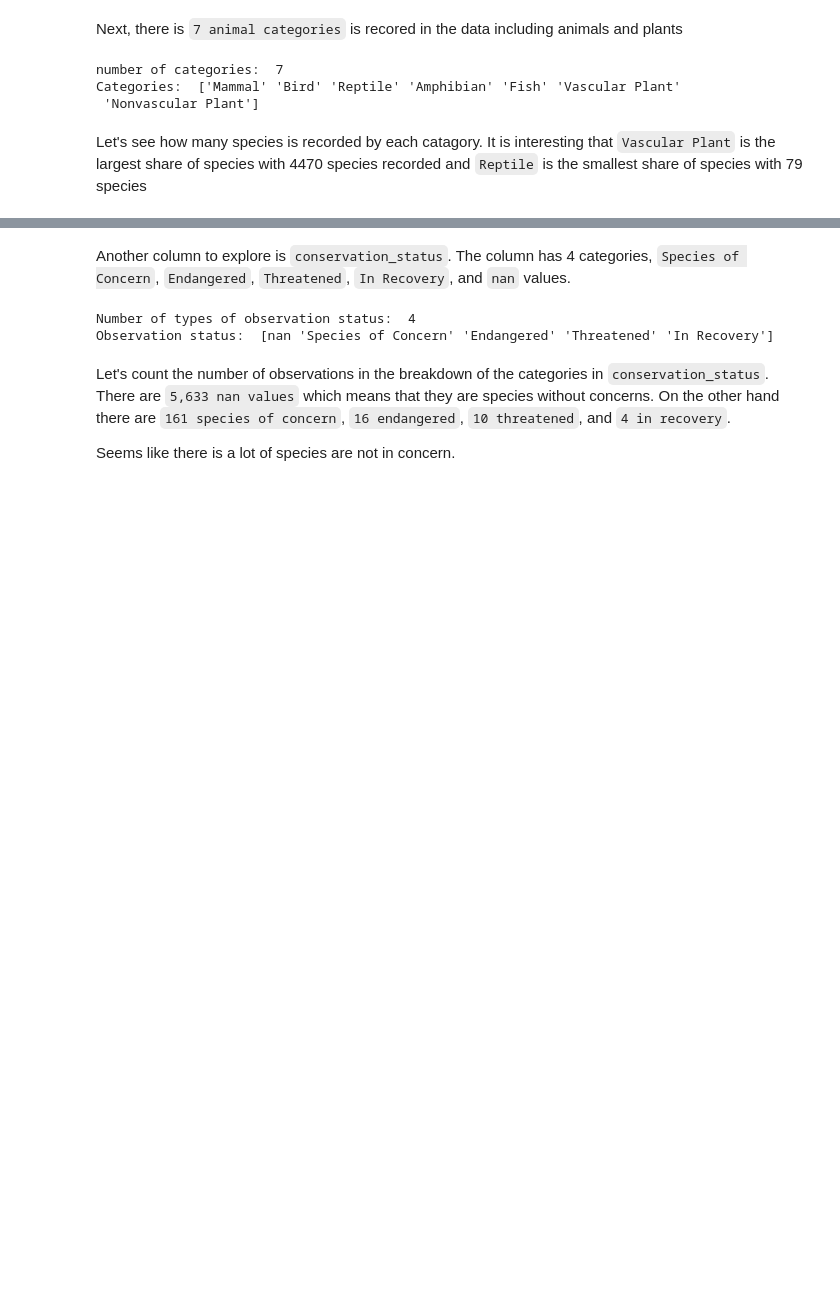
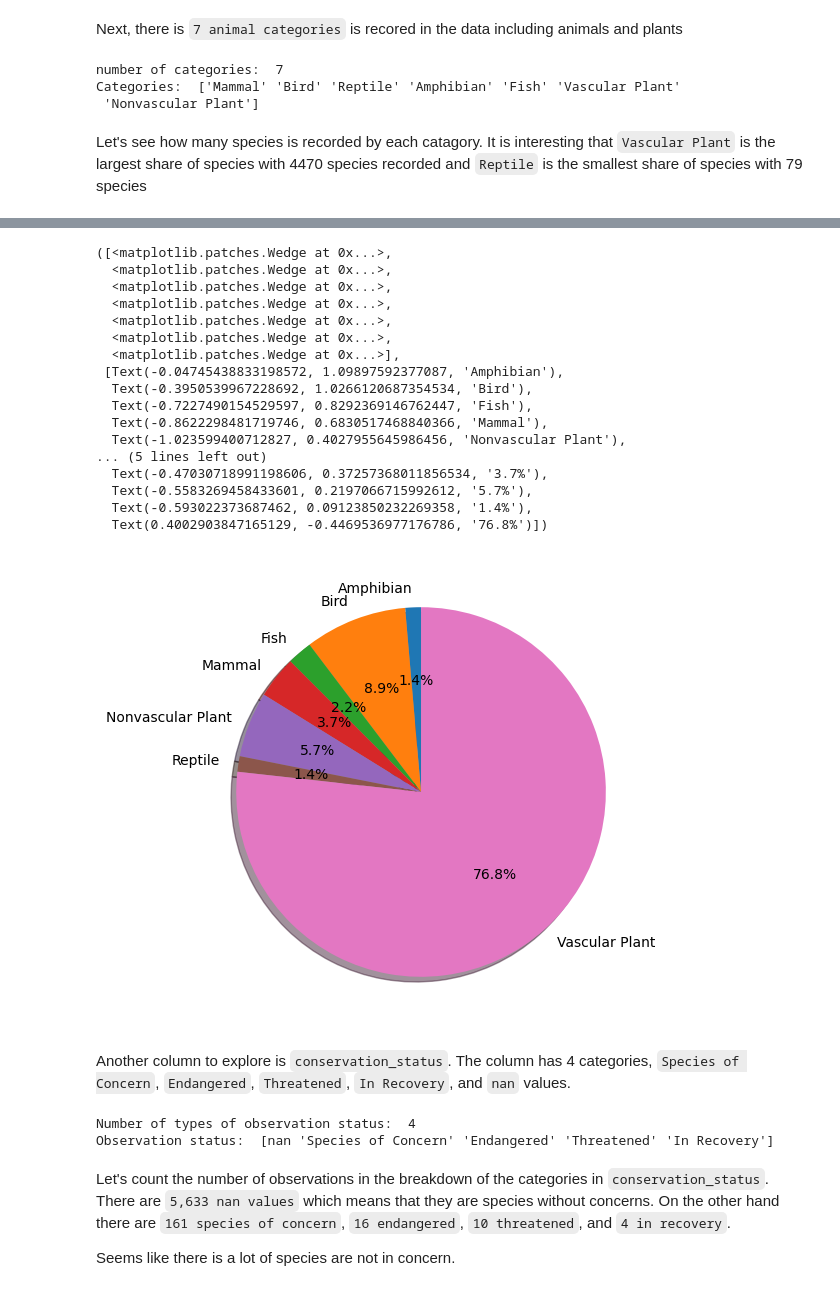
Before and after one commit to unclethien/National_Parks_Service_Project, a Jupyter notebook: biodiversity.ipynb, the cells around one changed output, grey strips where cells are left out. Drawn from its saved outputs; the diff is of its cells as text; code cells hidden in the pictures; blank space fills up the shorter version.

```diff
--- a/biodiversity.ipynb
+++ b/biodiversity.ipynb
@@ -161,3 +157,25 @@ num_species.set_xticklabels(ax.get_xticklabels(), rotation=45, ha="right", fonts
+# %%
+plt.figure(figsize=(8, 6)) # set the size of the plot
+plt.pie(species.groupby('category').size(), labels=species.groupby('category').size().index, autopct='%1.1f%%', shadow=True, startangle=90)
+# %% [output]
+([<matplotlib.patches.Wedge at 0x...>,
+  <matplotlib.patches.Wedge at 0x...>,
+  <matplotlib.patches.Wedge at 0x...>,
+  <matplotlib.patches.Wedge at 0x...>,
+  <matplotlib.patches.Wedge at 0x...>,
+  <matplotlib.patches.Wedge at 0x...>,
+  <matplotlib.patches.Wedge at 0x...>],
+ [Text(-0.04745438833198572, 1.09897592377087, 'Amphibian'),
+  Text(-0.3950539967228692, 1.0266120687354534, 'Bird'),
+  Text(-0.7227490154529597, 0.8292369146762447, 'Fish'),
+  Text(-0.8622298481719746, 0.6830517468840366, 'Mammal'),
+  Text(-1.023599400712827, 0.4027955645986456, 'Nonvascular Plant'),
+... (5 lines left out)
+  Text(-0.47030718991198606, 0.37257368011856534, '3.7%'),
+  Text(-0.5583269458433601, 0.2197066715992612, '5.7%'),
+  Text(-0.593022373687462, 0.09123850232269358, '1.4%'),
+  Text(0.4002903847165129, -0.4469536977176786, '76.8%')])
+[figure, added]
 # %% [markdown]
 Another column to explore is `conservation_status`. The column has 4 categories, `Species of Concern`, `Endangered`, `Threatened`, `In Recovery`, and  `nan` values.
 # %%
```
Also changed, not shown: parts of 4 cells of this notebook.
